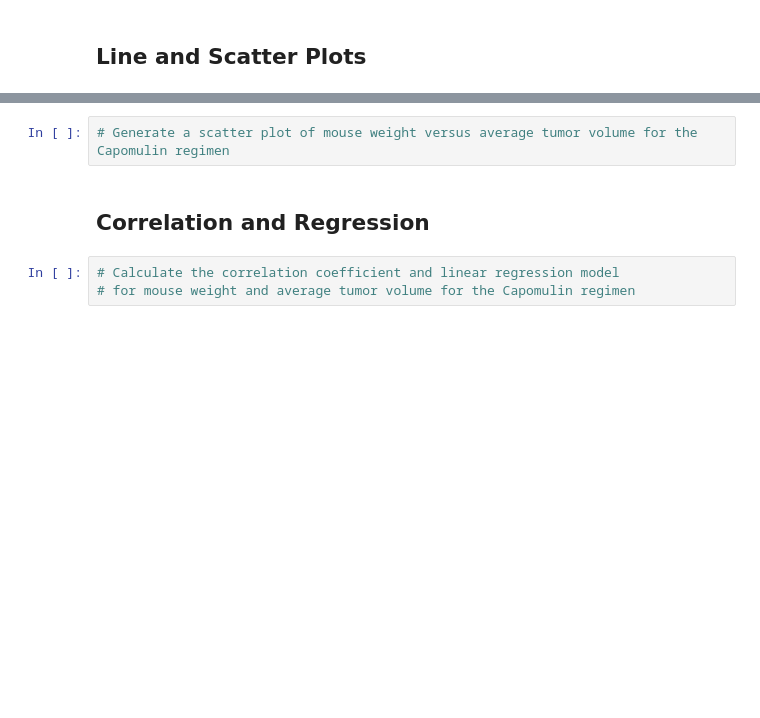
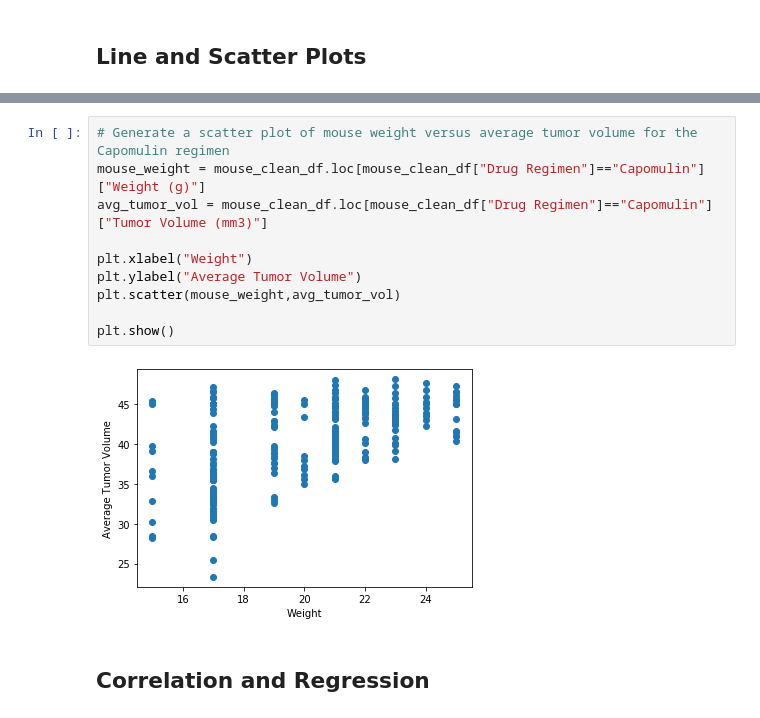
Before and after one commit to drupps/matplotlib-challenge, a Jupyter notebook: Pymaceuticals/pymaceuticals.ipynb, the cells around one changed output, grey strips where cells are left out. Drawn from its saved outputs; the diff is of its cells as text; blank space fills up the shorter version.

```diff
--- a/Pymaceuticals/pymaceuticals.ipynb
+++ b/Pymaceuticals/pymaceuticals.ipynb
@@ -299,7 +365,14 @@ KeyError: 'Tumor Volume (mmm3)'
 # %%
 # Generate a scatter plot of mouse weight versus average tumor volume for the Capomulin regimen
+mouse_weight = mouse_clean_df.loc[mouse_clean_df["Drug Regimen"]=="Capomulin"]["Weight (g)"]
+avg_tumor_vol = mouse_clean_df.loc[mouse_clean_df["Drug Regimen"]=="Capomulin"]["Tumor Volume (mm3)"]
+
+plt.xlabel("Weight")
+plt.ylabel("Average Tumor Volume")
+plt.scatter(mouse_weight,avg_tumor_vol)
+
+plt.show()
+# %% [output]
+[figure, added]
 # %% [markdown]
 ## Correlation and Regression
-# %%
-# Calculate the correlation coefficient and linear regression model
-# for mouse weight and average tumor volume for the Capomulin regimen
```
Also changed, not shown: parts of 11 cells of this notebook.
